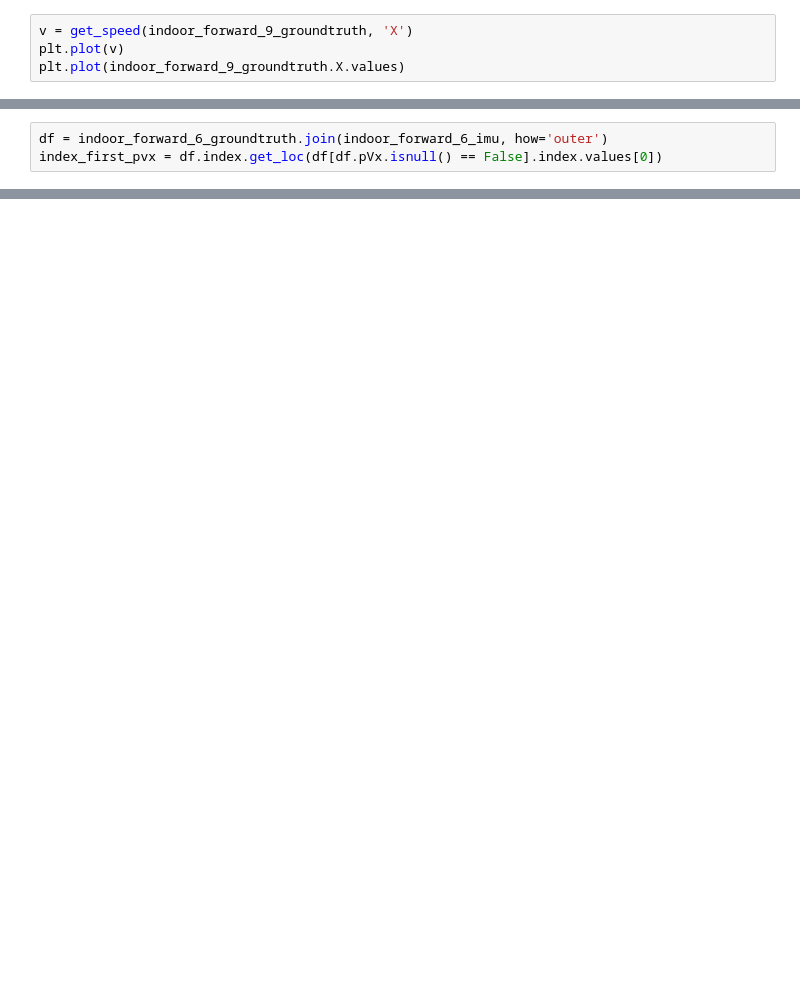
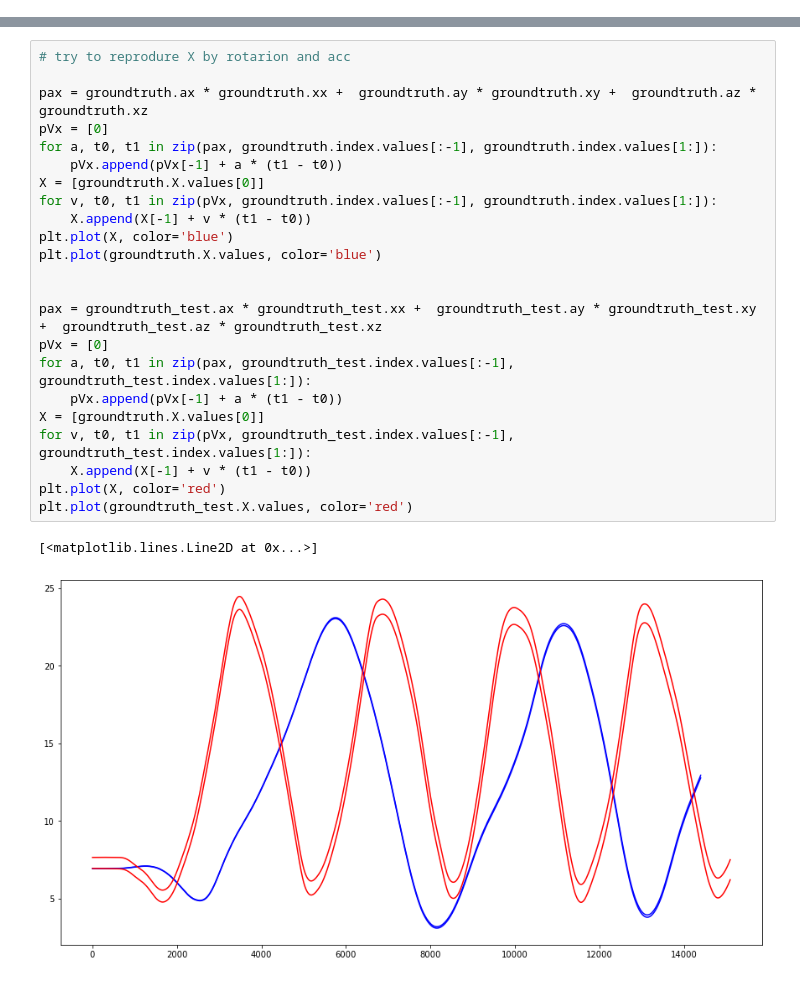
Before and after one commit to artemkharkovnyk/drone, a Jupyter notebook: notebook.ipynb, the cells around one changed output, grey strips where cells are left out. Drawn from its saved outputs; the diff is of its cells as text; blank space fills up the shorter version.

```diff
--- a/notebook.ipynb
+++ b/notebook.ipynb
@@ -86,4 +0,0 @@ def get_speed(df, coordinate_column):
-# %%
-v = get_speed(indoor_forward_9_groundtruth, 'X')
-plt.plot(v)
-plt.plot(indoor_forward_9_groundtruth.X.values)
@@ -104,3 +0,0 @@ indoor_forward_9_groundtruth = indoor_forward_9_groundtruth.drop(['X', 'Y', 'Z']
-# %%
-df = indoor_forward_6_groundtruth.join(indoor_forward_6_imu, how='outer')
-index_first_pvx = df.index.get_loc(df[df.pVx.isnull() == False].index.values[0])
@@ -300,0 +186,26 @@ plt.plot(expected_data.reshape(5000, 3)[:, 2], color='blue')
+# %%
+# try to reprodure X by rotarion and acc
+
+pax = groundtruth.ax * groundtruth.xx +  groundtruth.ay * groundtruth.xy +  groundtruth.az * groundtruth.xz
+pVx = [0]
+for a, t0, t1 in zip(pax, groundtruth.index.values[:-1], groundtruth.index.values[1:]):
+    pVx.append(pVx[-1] + a * (t1 - t0))
+X = [groundtruth.X.values[0]]
+for v, t0, t1 in zip(pVx, groundtruth.index.values[:-1], groundtruth.index.values[1:]):
+    X.append(X[-1] + v * (t1 - t0))
+plt.plot(X, color='blue')
+plt.plot(groundtruth.X.values, color='blue')
+
+
+pax = groundtruth_test.ax * groundtruth_test.xx +  groundtruth_test.ay * groundtruth_test.xy +  groundtruth_test.az * groundtruth_test.xz
+pVx = [0]
+for a, t0, t1 in zip(pax, groundtruth_test.index.values[:-1], groundtruth_test.index.values[1:]):
+    pVx.append(pVx[-1] + a * (t1 - t0))
+X = [groundtruth.X.values[0]]
+for v, t0, t1 in zip(pVx, groundtruth_test.index.values[:-1], groundtruth_test.index.values[1:]):
+    X.append(X[-1] + v * (t1 - t0))
+plt.plot(X, color='red')
+plt.plot(groundtruth_test.X.values, color='red')
+# %% [output]
+[<matplotlib.lines.Line2D at 0x...>]
+[figure, added]
```
Also changed, not shown: parts of 45 cells of this notebook.
